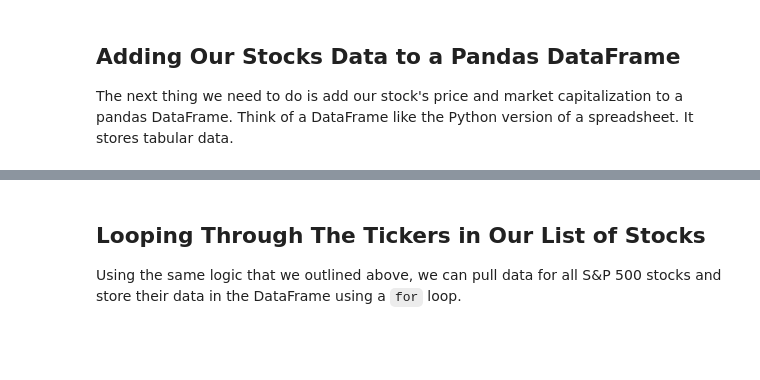
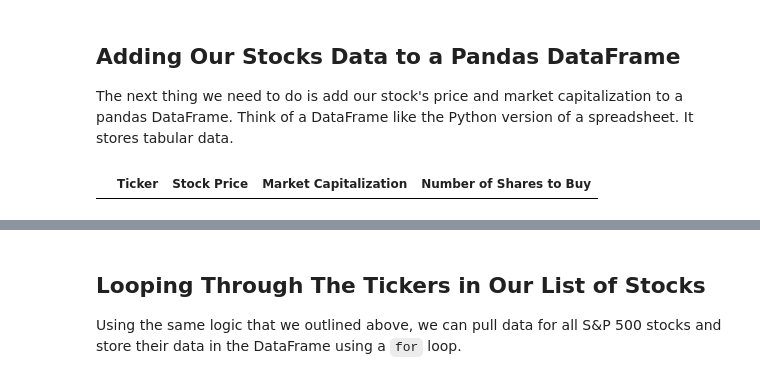
Before and after one commit to weixiangtoh/algorithmic-trading-python, a Jupyter notebook: starter_files/001_equal_weight_S&P_500.ipynb, the cells around one changed output, grey strips where cells are left out. Saved outputs shown, nothing was run; the diff lists cells and outputs as text; code cells hidden in the pictures; blank space fills up the shorter version.

```diff
--- a/starter_files/001_equal_weight_S&P_500.ipynb
+++ b/starter_files/001_equal_weight_S&P_500.ipynb
@@ -85,3 +92,9 @@ With that said, the data isn't in a proper format yet. We need to parse it first
 ## Adding Our Stocks Data to a Pandas DataFrame
 
 The next thing we need to do is add our stock's price and market capitalization to a pandas DataFrame. Think of a DataFrame like the Python version of a spreadsheet. It stores tabular data.
+# %%
+my_columns = ["Ticker", "Stock Price", "Market Capitalization", "Number of Shares to Buy"]
+final_dataframe = pd.DataFrame(columns = my_columns)
+final_dataframe
+# %% [output]
+|  | Ticker | Stock Price | Market Capitalization | Number of Shares to Buy |
```
Also changed, not shown: parts of 18 cells of this notebook, 3 other files.
